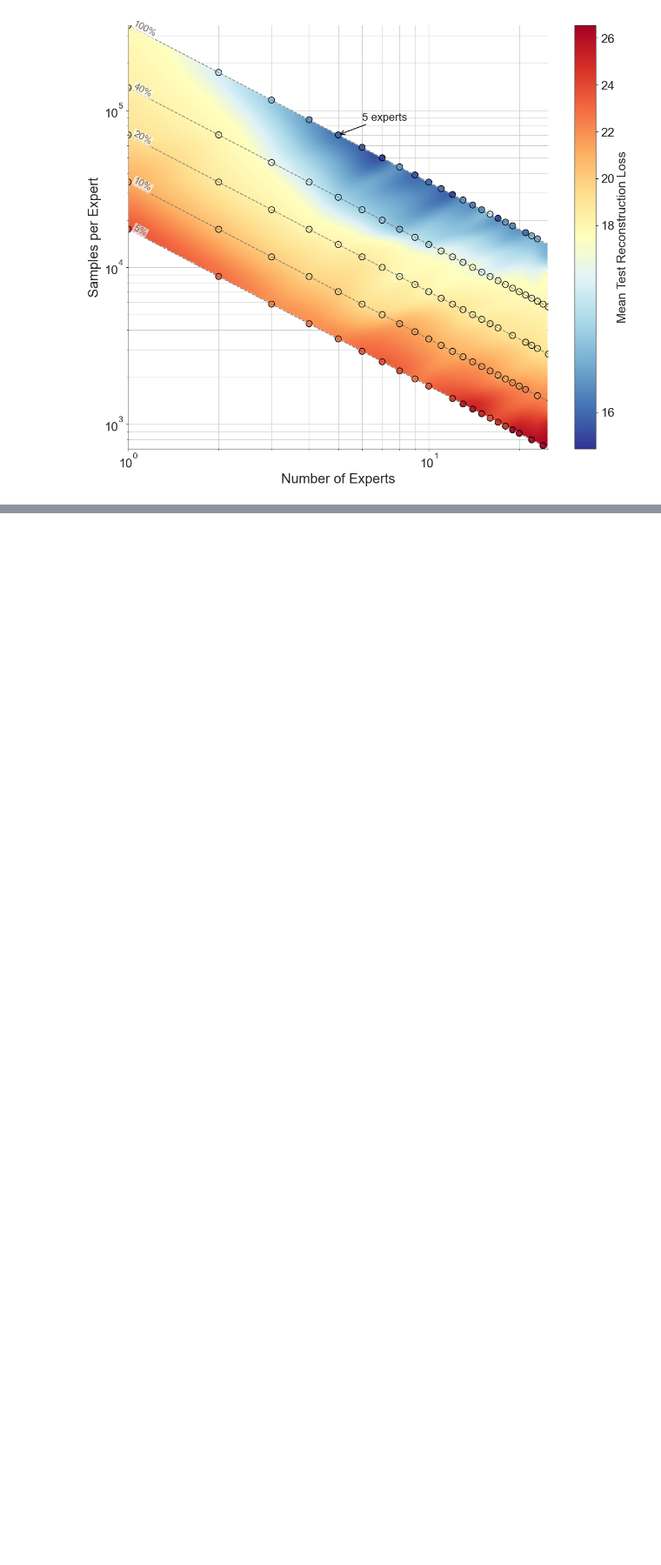
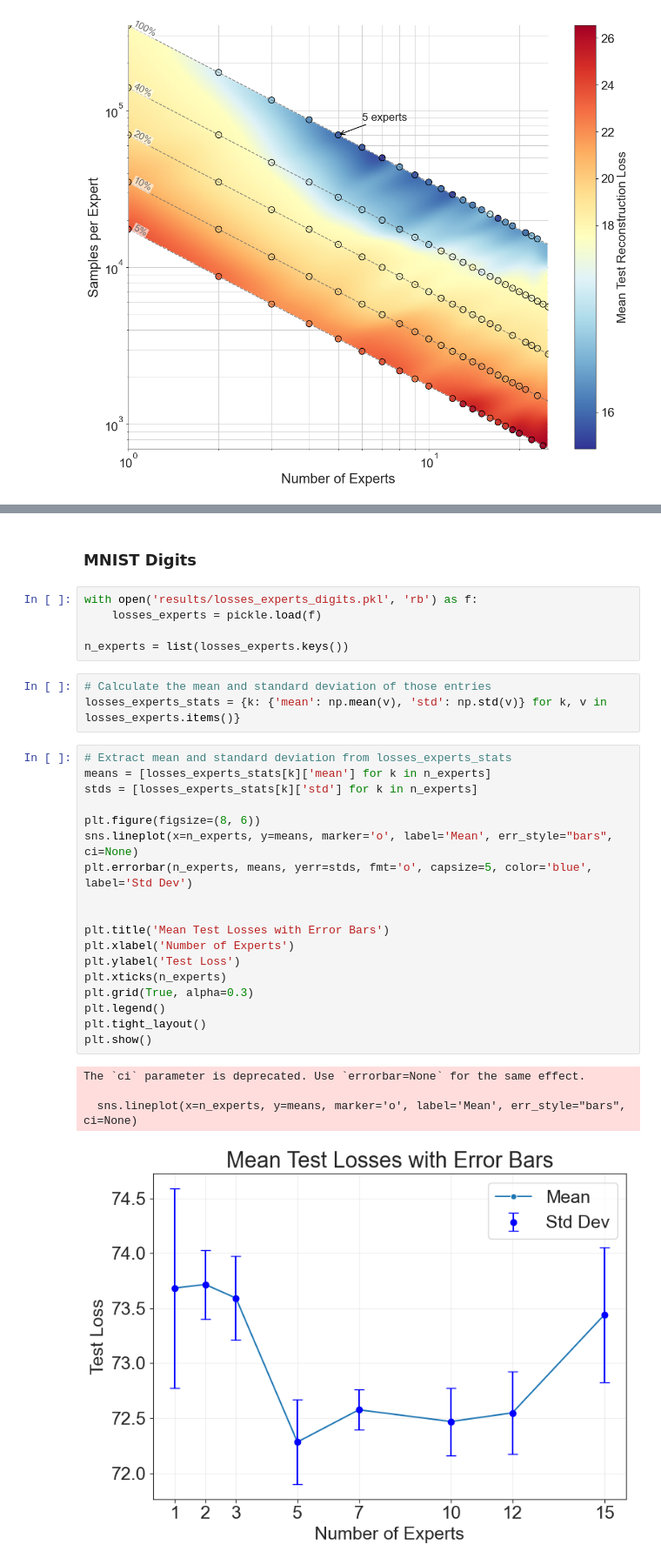
Before and after one commit to strajdzsha/smoe-vae, a Jupyter notebook: vae/visualizing.ipynb, the cells around one changed output, grey strips where cells are left out. Shown at 87% size. Cells and saved outputs as stored; diff of their text form; blank space fills up the shorter version.

Commit message:
plotting is now in visualizing

```diff
--- a/vae/visualizing.ipynb
+++ b/vae/visualizing.ipynb
@@ -1037,0 +1040,33 @@ plt.show()
+# %% [markdown]
+### MNIST Digits
+# %%
+with open('results/losses_experts_digits.pkl', 'rb') as f:
+    losses_experts = pickle.load(f)
+
+n_experts = list(losses_experts.keys())
+# %%
+# Calculate the mean and standard deviation of those entries
+losses_experts_stats = {k: {'mean': np.mean(v), 'std': np.std(v)} for k, v in losses_experts.items()}
+# %%
+# Extract mean and standard deviation from losses_experts_stats
+means = [losses_experts_stats[k]['mean'] for k in n_experts]
+stds = [losses_experts_stats[k]['std'] for k in n_experts]
+
+plt.figure(figsize=(8, 6))
+sns.lineplot(x=n_experts, y=means, marker='o', label='Mean', err_style="bars", ci=None)
+plt.errorbar(n_experts, means, yerr=stds, fmt='o', capsize=5, color='blue', label='Std Dev')
+
+
+plt.title('Mean Test Losses with Error Bars')
+plt.xlabel('Number of Experts')
+plt.ylabel('Test Loss')
+plt.xticks(n_experts)
+plt.grid(True, alpha=0.3)
+plt.legend()
+plt.tight_layout()
+plt.show()
+# %% [output]
+The `ci` parameter is deprecated. Use `errorbar=None` for the same effect.
+
+  sns.lineplot(x=n_experts, y=means, marker='o', label='Mean', err_style="bars", ci=None)
+[figure, added]
```
Also changed, not shown: parts of 5 cells of this notebook, 1 other file.
